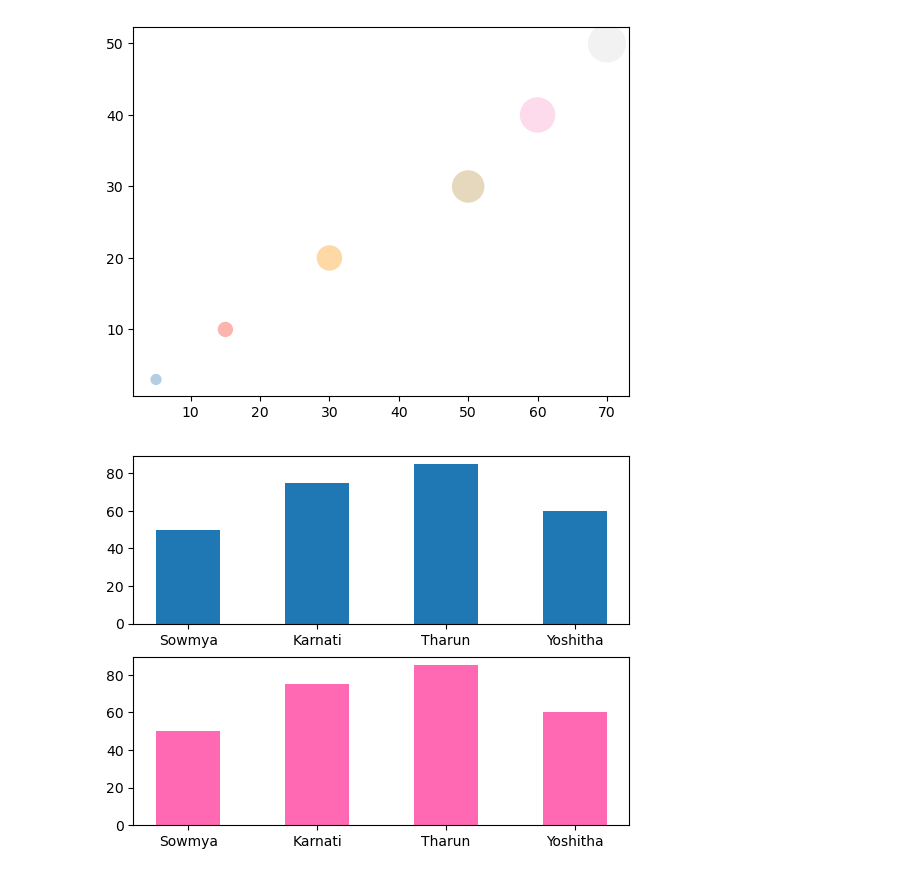
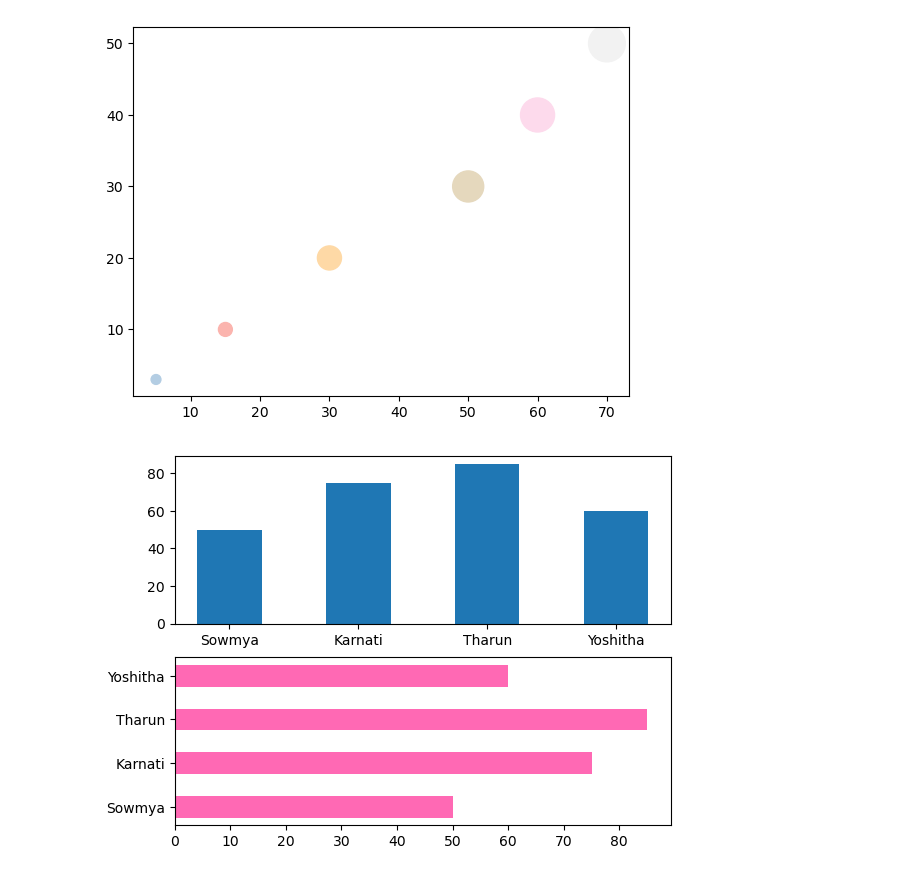
Before and after one commit to sowmya-pallempati/Matplotlib_Basics, a Jupyter notebook: Basics.ipynb, the cells around one changed output. Drawn from its saved outputs; the diff is of its cells as text; code cells hidden in the pictures.

Commit message:
PLOTS

```diff
--- a/Basics.ipynb
+++ b/Basics.ipynb
@@ -241,20 +239,20 @@ plt.show()
 # %%
 #BARPLOTS
 
 X = np.array(["Sowmya","Karnati","Tharun","Yoshitha"])
 Y = np.array([50,75,85,60])
 plt.xlabel("Friends")
 plt.ylabel("Weights")
 plt.subplot(2,1,1)
 plt.bar(X,Y, width = 0.5)
 
 X1 = np.array(["Sowmya","Karnati","Tharun","Yoshitha"])
 Y1 = np.array([50,75,85,60])
 plt.subplot(2,1,2)
-plt.bar(X,Y, width = 0.5, color= "hotpink")
+plt.barh(X,Y, height = 0.5, color= "hotpink")
 
 
 
 plt.show()
 # %% [output]
-[figure, old version]
+[figure, new version]
```
Also changed, not shown: parts of 1 cell of this notebook.
